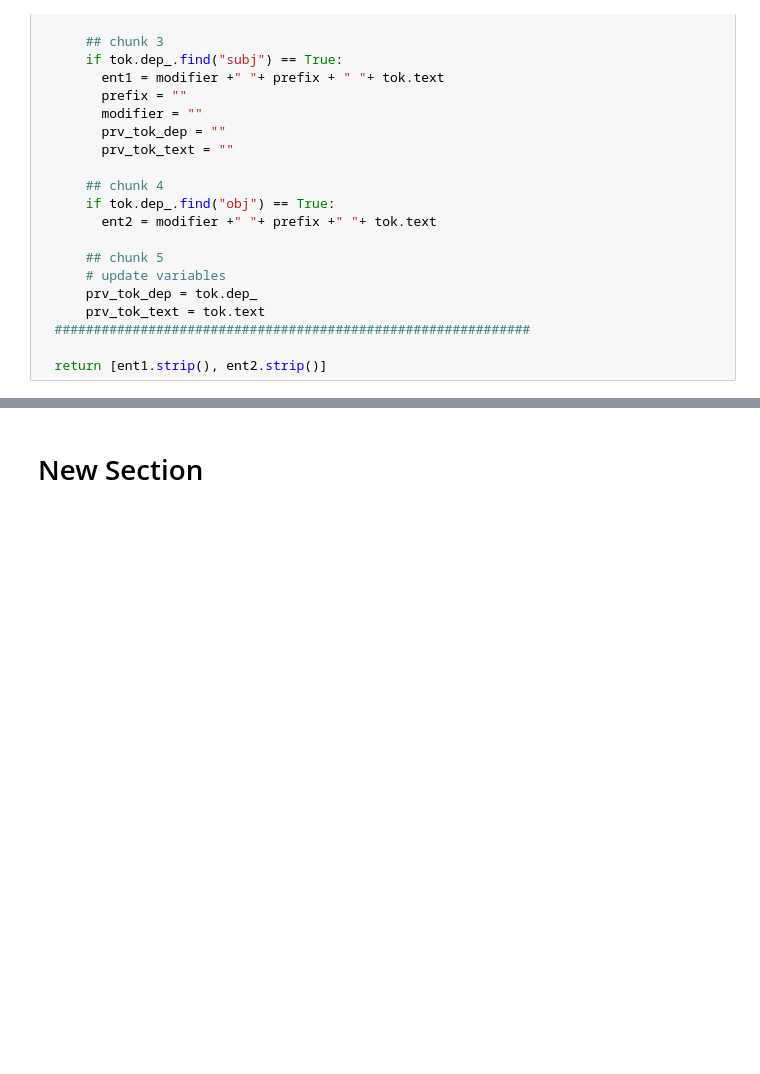
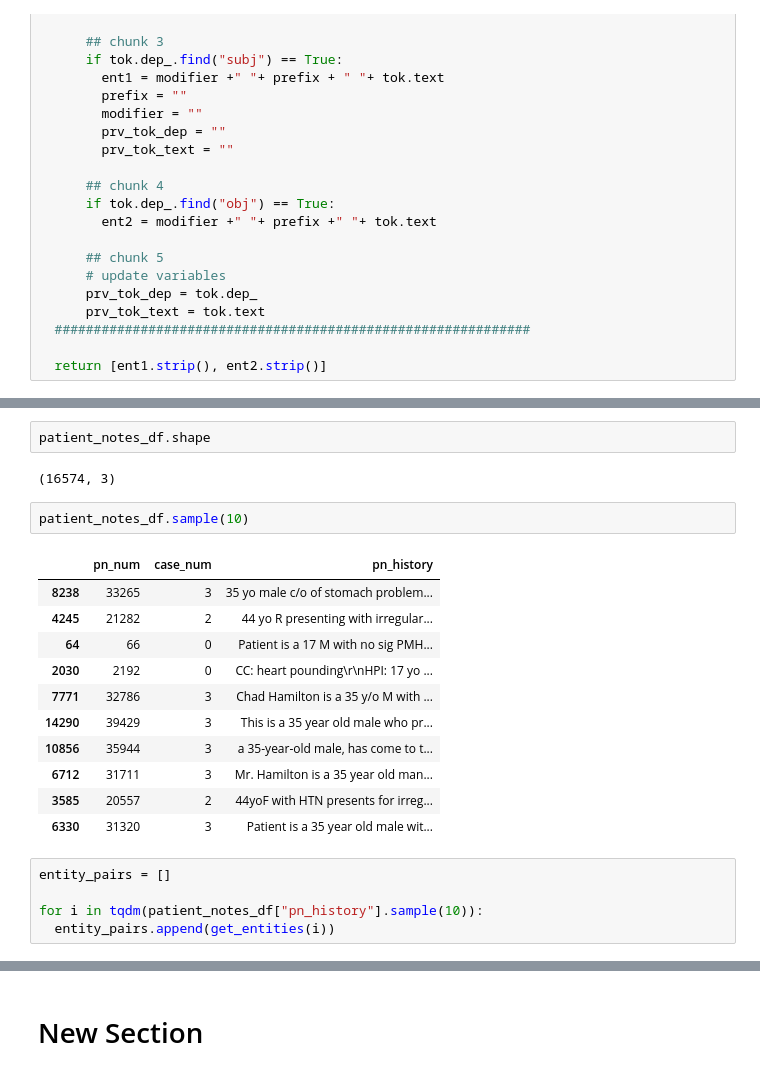
Before and after one commit to subuiyer411/nbme, a Jupyter notebook: NBME_1.ipynb, the cells around one changed output, grey strips where cells are left out. Drawn from its saved outputs; the diff is of its cells as text; blank space fills up the shorter version.

```diff
--- a/NBME_1.ipynb
+++ b/NBME_1.ipynb
@@ -342,0 +351,23 @@ def get_entities(sent):
+# %%
+patient_notes_df.shape
+# %% [output]
+(16574, 3)
+# %%
+patient_notes_df.sample(10)
+# %% [output]
+|  | pn_num | case_num | pn_history |
+| 8238 | 33265 | 3 | 35 yo male c/o of stomach problem... |
+| 4245 | 21282 | 2 | 44 yo R presenting with irregular... |
+| 64 | 66 | 0 | Patient is a 17 M with no sig PMH... |
+| 2030 | 2192 | 0 | CC: heart pounding\r\nHPI: 17 yo ... |
+| 7771 | 32786 | 3 | Chad Hamilton is a 35 y/o M with ... |
+| 14290 | 39429 | 3 | This is a 35 year old male who pr... |
+| 10856 | 35944 | 3 | a 35-year-old male, has come to t... |
+| 6712 | 31711 | 3 | Mr. Hamilton is a 35 year old man... |
+| 3585 | 20557 | 2 | 44yoF with HTN presents for irreg... |
+| 6330 | 31320 | 3 | Patient is a 35 year old male wit... |
+# %%
+entity_pairs = []
+
+for i in tqdm(patient_notes_df["pn_history"].sample(10)):
+  entity_pairs.append(get_entities(i))
```
Also changed, not shown: parts of 5 cells of this notebook.
